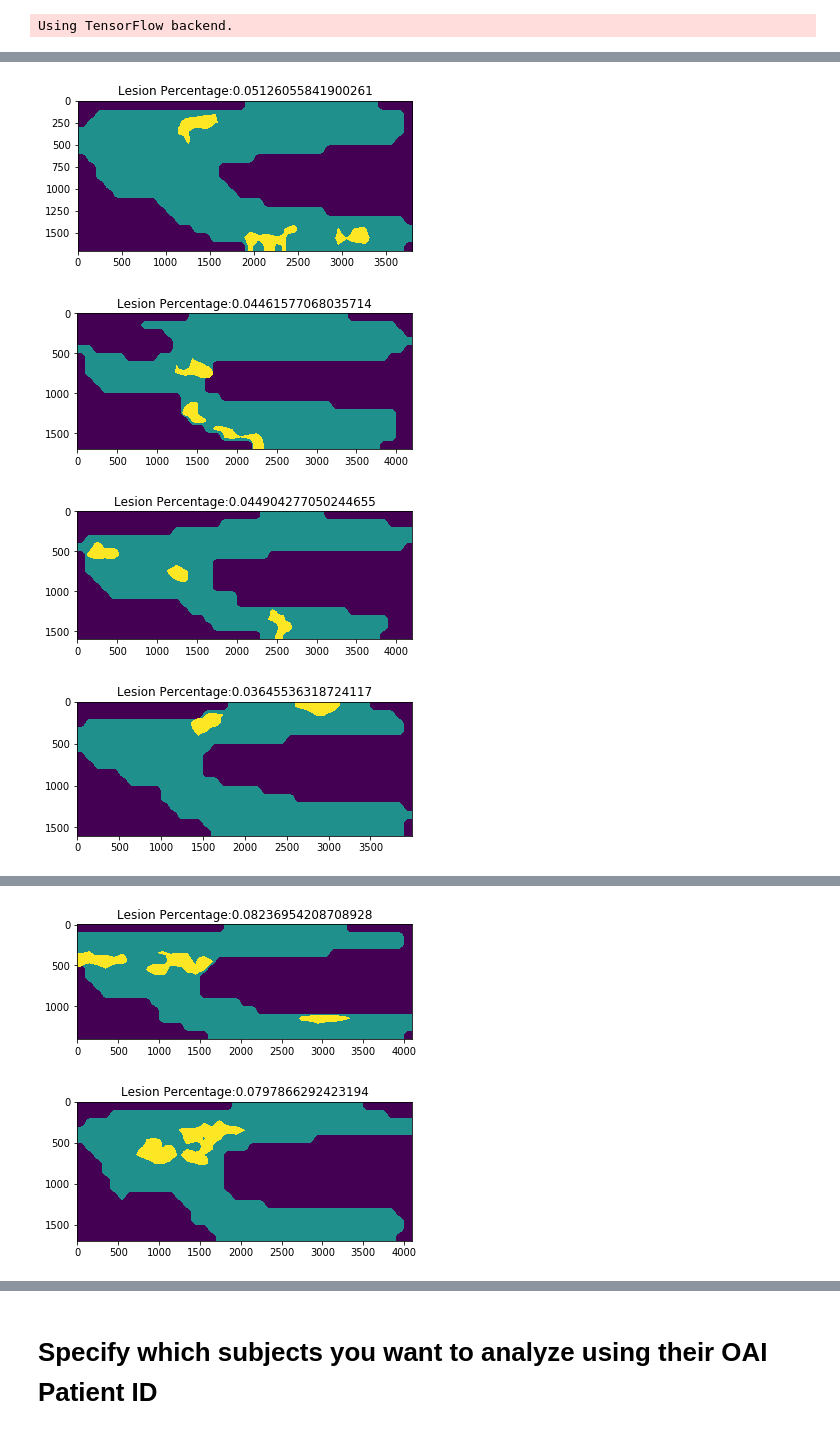
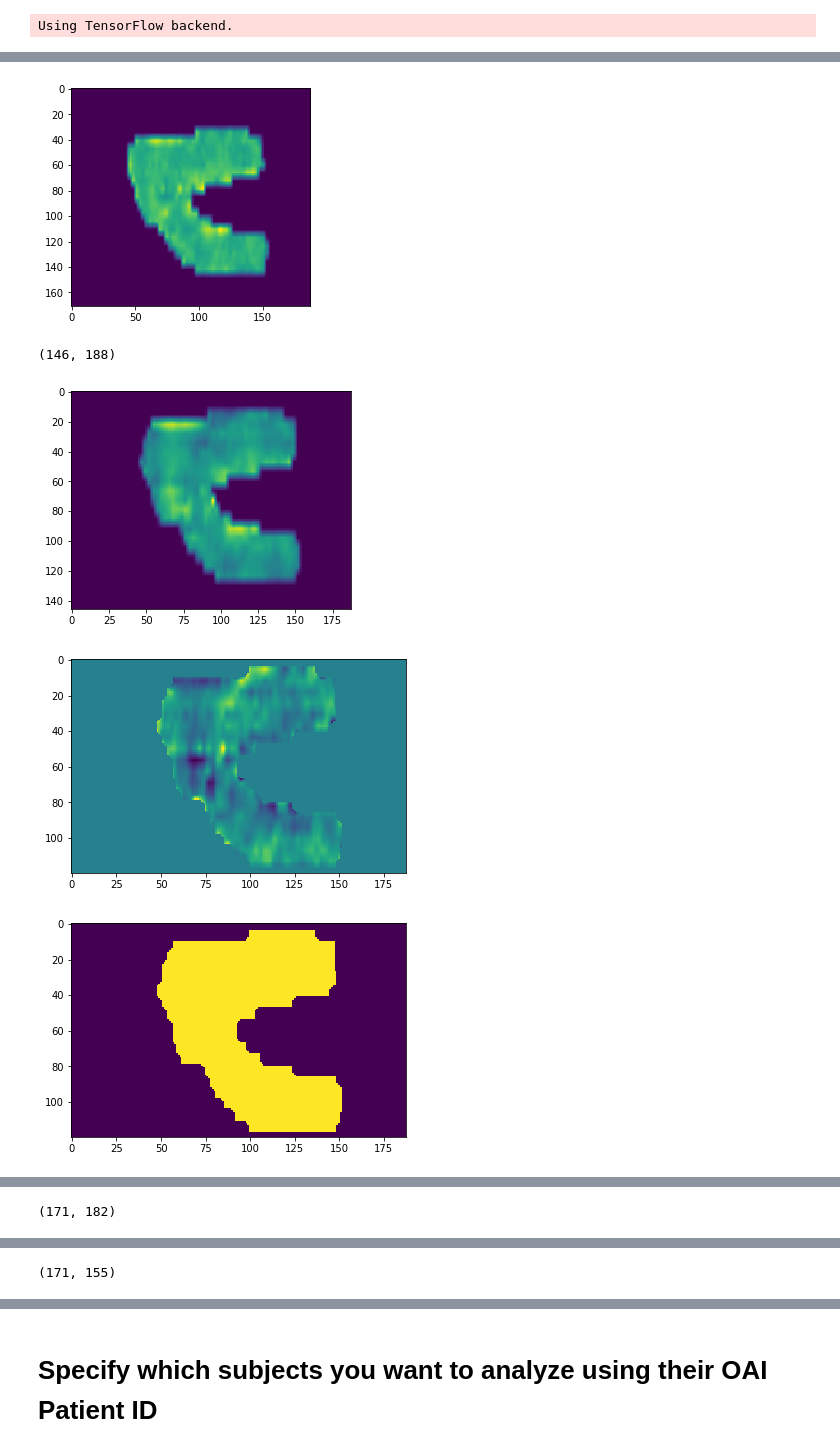
Before and after one commit to kathoma/AutomaticKneeMRISegmentation, a Jupyter notebook: FullPipeline.ipynb, the cells around one changed output, grey strips where cells are left out. Saved outputs shown, nothing was run; the diff lists cells and outputs as text; code cells hidden in the pictures.

Commit message:
physical projection area

```diff
--- a/FullPipeline.ipynb
+++ b/FullPipeline.ipynb
@@ -24,0 +56,11 @@ Using TensorFlow backend.
+# %%
+root = '/data/kevin_data/predicted/segmentations_refined/'
+for f in os.listdir(root):
+    if f[-4:]=='.npy':
+
+        seg_file = os.path.join(root,f)
+        s = np.load(seg_file)
+        toshow = np.sum(s[:,:,50:400], axis = -2)
+        toshow = resize(toshow,(100,100))
+        plt.imshow(toshow>0)
+        plt.show()
@@ -68,34 +174,39 @@ array([0.5, 1. , 1.5, 2. ])
 # %%
 sm_list = np.arange(.5,2.5,.2)
 apt_list = np.arange(.01,.05,.005)
 corr_list = []
 for sm in [1]:#sm_list:
     for apt in [.01]:#apt_list:
 
         root = '/data/kevin_data/qmetric/t2_projected'
-        t1 = np.sort([os.path.join(root,file) for file in os.listdir(root) if file.endswith("4.npy")])
-        t2 = np.sort([os.path.join(root,file) for file in os.listdir(root) if file.endswith("8.npy")])
+        t1 = np.sort([os.path.join(root,file) for file in os.listdir(root) if file.endswith("4.npy.pickle")])
+        t2 = np.sort([os.path.join(root,file) for file in os.listdir(root) if file.endswith("8.npy.pickle")])
 
         qmetric = calculate_lesion_area(timepoint1=t1,
                                         timepoint2=t2,
-                                        area_percent_threshold = apt,
-                                        sigma_multiple = sm,
-                                       display= True)
+                                        value_threshold = 9,
+                                        area_value_threshold = 12.4,
+#                                         area_percent_threshold = apt,
+#                                         sigma_multiple = sm,
+                                       display= False)
 
         root = '/data/kevin_data/predicted/t2_projected'
-        t1 = np.sort([os.path.join(root,file) for file in os.listdir(root) if file.endswith("4.npy")])
-        t2 = np.sort([os.path.join(root,file) for file in os.listdir(root) if file.endswith("8.npy")])
+        t1 = np.sort([os.path.join(root,file) for file in os.listdir(root) if file.endswith("4.npy.pickle")])
+        t2 = np.sort([os.path.join(root,file) for file in os.listdir(root) if file.endswith("8.npy.pickle")])
 
         pred = calculate_lesion_area(timepoint1=t1,
                                      timepoint2=t2,
-                                     area_percent_threshold = apt,
-                                     sigma_multiple = sm,
+                                     value_threshold = 9,
+                                     area_value_threshold = 12.4,
+#                                      area_percent_threshold = apt,
+#                                      sigma_multiple = sm,
                                      display=True)
 
 
         corr_list.append(spearmanr(pred, qmetric))
 # %% [output]
-[figure, old version]
+[figure, new version]
+(146, 188)
-[figure, old version]
+[figure, new version]
-[figure, old version]
+[figure, new version]
-[figure, old version]
+[figure, new version]
@@ -102,0 +214 @@ for sm in [1]:#sm_list:
+(171, 182)
@@ -107,2 +218,0 @@ for sm in [1]:#sm_list:
-[figure, removed]
-[figure, removed]
@@ -110,0 +219 @@ for sm in [1]:#sm_list:
+(171, 155)
```
Also changed, not shown: parts of 12 cells of this notebook, 4 other files.
